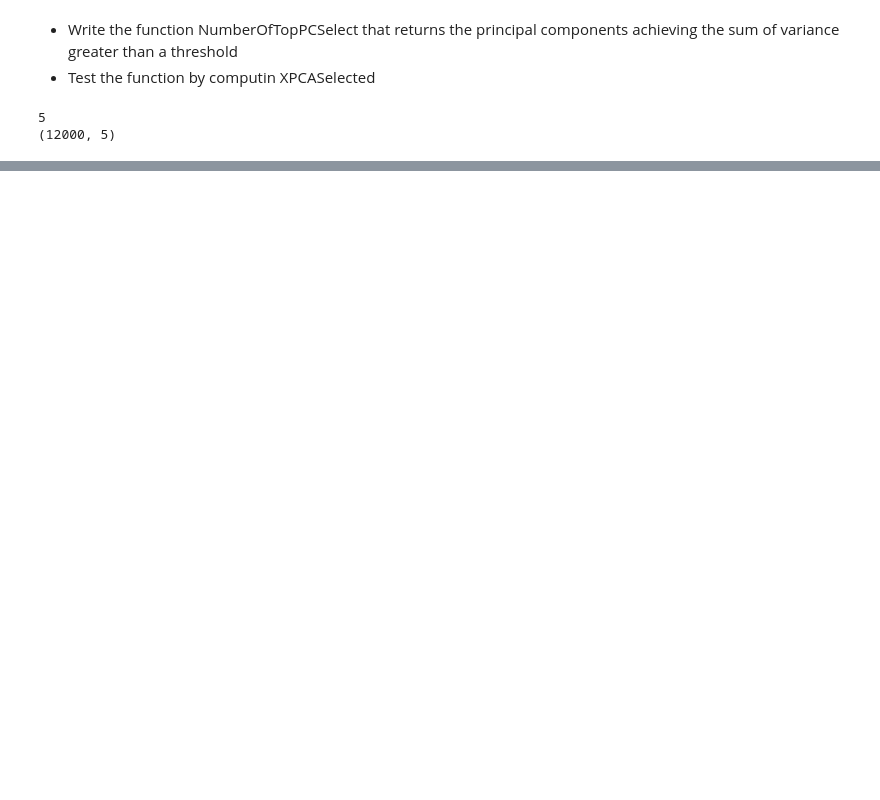
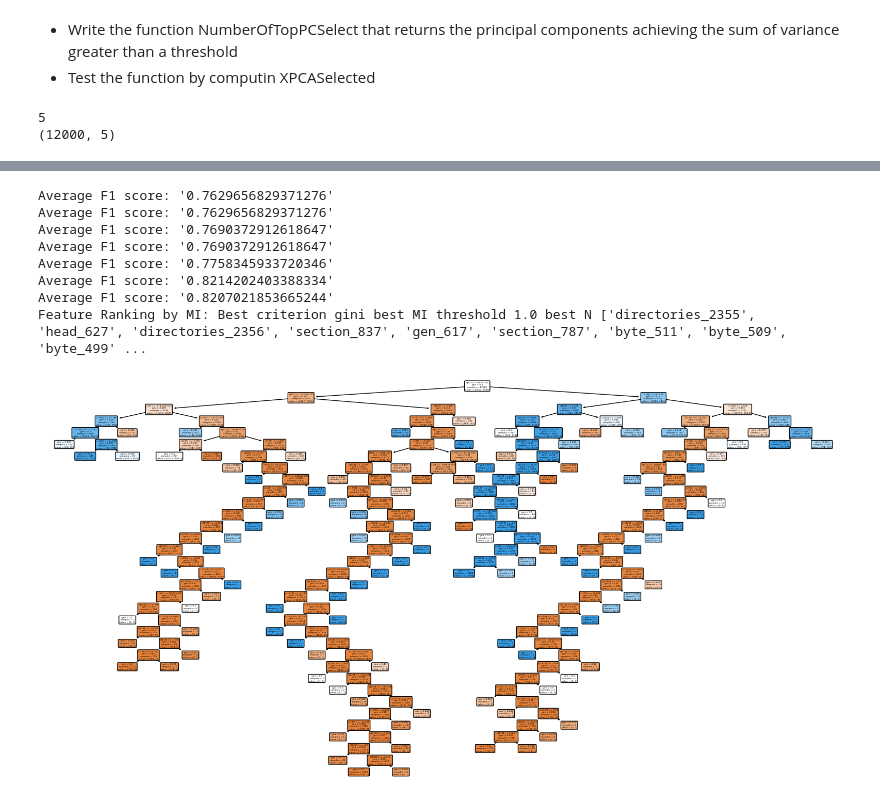
Before and after one commit to espositic/Data-Analysis-for-Cybersecurity-2023-2024, a Jupyter notebook: ads.ipynb, the cells around one changed output, grey strips where cells are left out. Saved outputs shown, nothing was run; the diff lists cells and outputs as text; code cells hidden in the pictures; blank space fills up the shorter version.

```diff
--- a/ads.ipynb
+++ b/ads.ipynb
@@ -163,0 +335,22 @@ print(XPCASelected.shape)
+# %%
+pca_model, pcalist, explained_variance = pca(X)
+XPCA = applyPCA(X, pca_model, pcalist)
+# %%
+minThreshold=0.95
+stepThreshold=0.01
+maxThreshold=1.01
+ListXTrainPCA,ListXTestPCA,ListYTrainPCA,ListYTestPCA=stratifiedKfold(XPCA,Y,folds)
+bestCriterionPCA, bestTH, bestNPCA, bestEval=determineDecisionTreekFoldConfigurationPCA(ListXTrainPCA,ListYTrainPCA,ListXTestPCA,ListYTestPCA,explained_variance, minThreshold,maxThreshold,stepThreshold)
+print('Feature Ranking by MI:','Best criterion',bestCriterion, 'best MI threshold', bestTH, 'best N', bestN, 'Best CV F',bestEval)
+DTPCA=decisionTreeLearner(XPCA.iloc[:, 1:(bestNPCA + 1)],Y,bestCriterionPCA)
+showTree(DTPCA)
+# %% [output]
+Average F1 score: '0.7629656829371276'
+Average F1 score: '0.7629656829371276'
+Average F1 score: '0.7690372912618647'
+Average F1 score: '0.7690372912618647'
+Average F1 score: '0.7758345933720346'
+Average F1 score: '0.8214202403388334'
+Average F1 score: '0.8207021853665244'
+Feature Ranking by MI: Best criterion gini best MI threshold 1.0 best N ['directories_2355', 'head_627', 'directories_2356', 'section_837', 'gen_617', 'section_787', 'byte_511', 'byte_509', 'byte_499' ...
+[figure, added]
```
Also changed, not shown: parts of 8 cells of this notebook.
